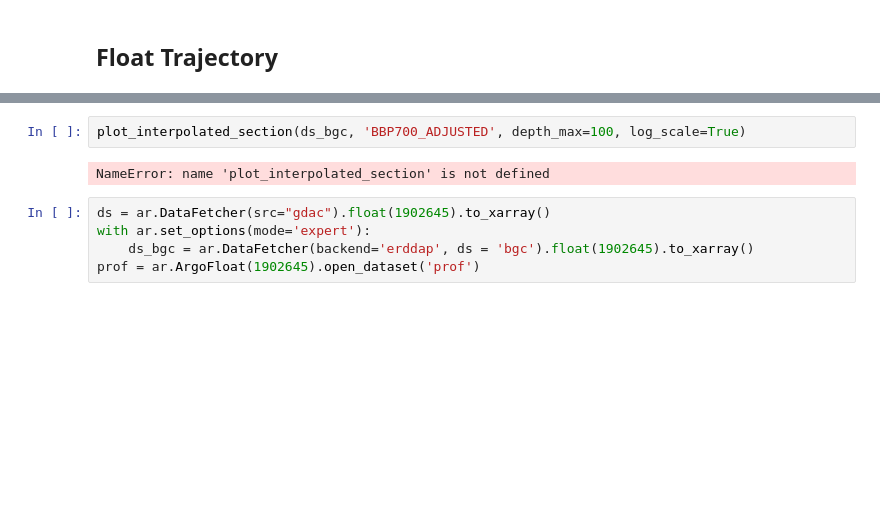
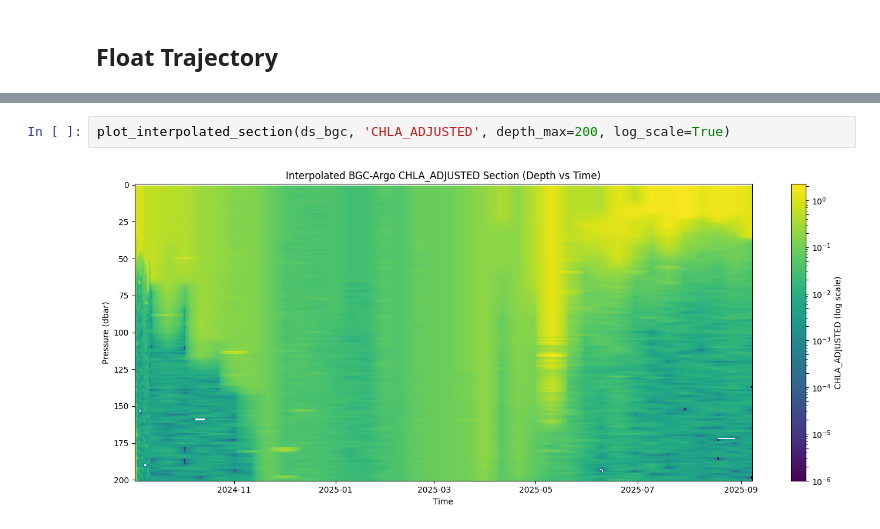
Before and after one commit to ROYVNZ/Masters, a Jupyter notebook: scripts/Argo_data.ipynb, the cells around one changed output, grey strips where cells are left out. Cells and saved outputs as stored; diff of their text form; blank space fills up the shorter version.

```diff
--- a/scripts/Argo_data.ipynb
+++ b/scripts/Argo_data.ipynb
@@ -168,9 +219,4 @@ plot_transect(ds_bgc, 'BBP700_ADJUSTED', depth_max = 100, log_scale=False)
 # %%
-plot_interpolated_section(ds_bgc, 'BBP700_ADJUSTED', depth_max=100, log_scale=True)
+plot_interpolated_section(ds_bgc, 'CHLA_ADJUSTED', depth_max=200, log_scale=True)
 # %% [output]
-NameError: name 'plot_interpolated_section' is not defined
+[figure, added]
-# %%
-ds = ar.DataFetcher(src="gdac").float(1902645).to_xarray()
-with ar.set_options(mode='expert'):
-    ds_bgc = ar.DataFetcher(backend='erddap', ds = 'bgc').float(1902645).to_xarray()
-prof = ar.ArgoFloat(1902645).open_dataset('prof')
```
Also changed, not shown: parts of 12 cells of this notebook, 2 other files.
